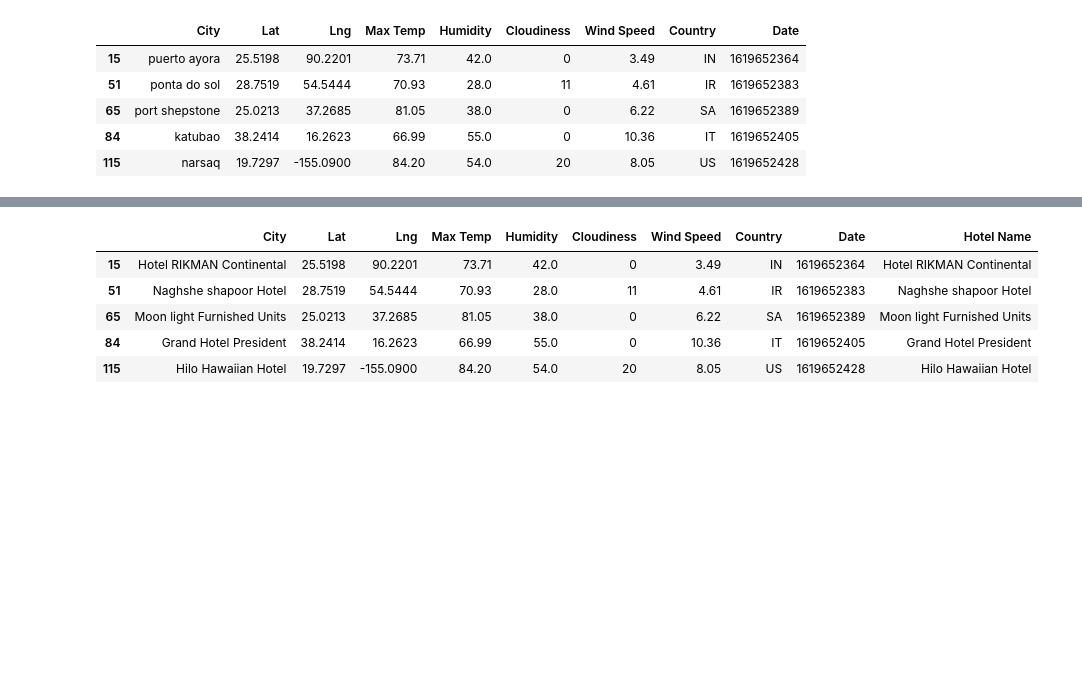
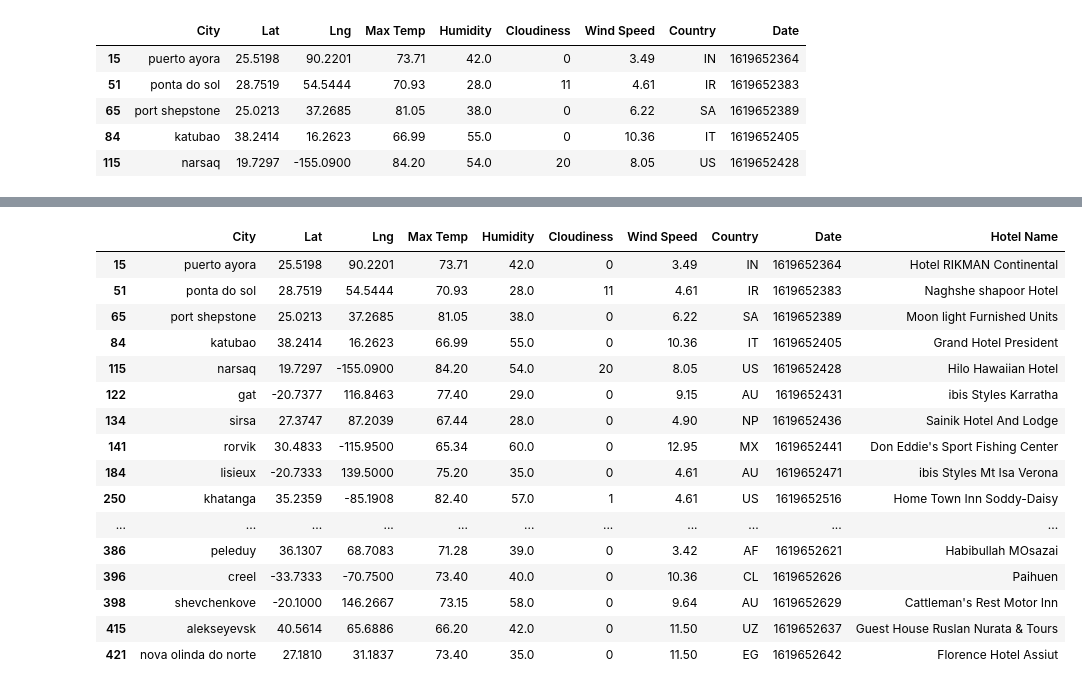
Before and after one commit to mgeffroy/Python_api_challenge, a Jupyter notebook: WeatherPy/Vacation/VacationPy.ipynb, the cells around one changed output, grey strips where cells are left out. Cells and saved outputs as stored; diff of their text form; code cells hidden in the pictures; blank space fills up the shorter version.

```diff
--- a/WeatherPy/Vacation/VacationPy.ipynb
+++ b/WeatherPy/Vacation/VacationPy.ipynb
@@ -148,7 +157,8 @@ for index, row in hotel_df.iterrows():
     # get lat, lng from df
     lat = row["Lat"]
     lng = row["Lng"]
-    place = row['City']
+
+
 
     # change location each iteration while leaving original params in place
     params["location"] = f"{lat},{lng}"
@@ -162,7 +172,9 @@ for index, row in hotel_df.iterrows():
 
     # Since some data may be missing we incorporate a try-except to skip any that are missing a data point.
     try:
-        hotel_df.loc[index, "City"] = hotel_name["results"][0]["name"]
+        hotel_df.loc[index, "Hotel Name"] = hotel_name["results"][0]["name"]
+        print(f'In {hotel_name["City"]}, you can find the{hotel_name["results"][0]["name"]}')
+        #hotel_df.loc[index, "Hotel Name"] = name_address["results"][0]["name"]
 
     except (KeyError, IndexError):
         print("Skipping.")
@@ -177,12 +204,23 @@ Searching for hotels near cities:
 # %%
-hotel_df.head()
+hotel_df.head(20)
 # %% [output]
 |  | City | Lat | Lng | Max Temp | Humidity | Cloudiness | Wind Speed | Country | Date | Hotel Name |
-| 15 | Hotel RIKMAN Continental | 25.5198 | 90.2201 | 73.71 | 42.0 | 0 | 3.49 | IN | 1619652364 | Hotel RIKMAN Continental |
-| 51 | Naghshe shapoor Hotel | 28.7519 | 54.5444 | 70.93 | 28.0 | 11 | 4.61 | IR | 1619652383 | Naghshe shapoor Hotel |
-| 65 | Moon light Furnished Units | 25.0213 | 37.2685 | 81.05 | 38.0 | 0 | 6.22 | SA | 1619652389 | Moon light Furnished Units |
-| 84 | Grand Hotel President | 38.2414 | 16.2623 | 66.99 | 55.0 | 0 | 10.36 | IT | 1619652405 | Grand Hotel President |
-| 115 | Hilo Hawaiian Hotel | 19.7297 | -155.0900 | 84.20 | 54.0 | 20 | 8.05 | US | 1619652428 | Hilo Hawaiian Hotel |
+| 15 | puerto ayora | 25.5198 | 90.2201 | 73.71 | 42.0 | 0 | 3.49 | IN | 1619652364 | Hotel RIKMAN Continental |
+| 51 | ponta do sol | 28.7519 | 54.5444 | 70.93 | 28.0 | 11 | 4.61 | IR | 1619652383 | Naghshe shapoor Hotel |
+| 65 | port shepstone | 25.0213 | 37.2685 | 81.05 | 38.0 | 0 | 6.22 | SA | 1619652389 | Moon light Furnished Units |
+| 84 | katubao | 38.2414 | 16.2623 | 66.99 | 55.0 | 0 | 10.36 | IT | 1619652405 | Grand Hotel President |
+| 115 | narsaq | 19.7297 | -155.0900 | 84.20 | 54.0 | 20 | 8.05 | US | 1619652428 | Hilo Hawaiian Hotel |
+| 122 | gat | -20.7377 | 116.8463 | 77.40 | 29.0 | 0 | 9.15 | AU | 1619652431 | ibis Styles Karratha |
+| 134 | sirsa | 27.3747 | 87.2039 | 67.44 | 28.0 | 0 | 4.90 | NP | 1619652436 | Sainik Hotel And Lodge |
+| 141 | rorvik | 30.4833 | -115.9500 | 65.34 | 60.0 | 0 | 12.95 | MX | 1619652441 | Don Eddie's Sport Fishing Center |
+| 184 | lisieux | -20.7333 | 139.5000 | 75.20 | 35.0 | 0 | 4.61 | AU | 1619652471 | ibis Styles Mt Isa Verona |
+| 250 | khatanga | 35.2359 | -85.1908 | 82.40 | 57.0 | 1 | 4.61 | US | 1619652516 | Home Town Inn Soddy-Daisy |
+| ... | ... | ... | ... | ... | ... | ... | ... | ... | ... | ... |
+| 386 | peleduy | 36.1307 | 68.7083 | 71.28 | 39.0 | 0 | 3.42 | AF | 1619652621 | Habibullah MOsazai |
+| 396 | creel | -33.7333 | -70.7500 | 73.40 | 40.0 | 0 | 10.36 | CL | 1619652626 | Paihuen |
+| 398 | shevchenkove | -20.1000 | 146.2667 | 73.15 | 58.0 | 0 | 9.64 | AU | 1619652629 | Cattleman's Rest Motor Inn |
+| 415 | alekseyevsk | 40.5614 | 65.6886 | 66.20 | 42.0 | 0 | 11.50 | UZ | 1619652637 | Guest House Ruslan Nurata & Tours |
+| 421 | nova olinda do norte | 27.1810 | 31.1837 | 73.40 | 35.0 | 0 | 11.50 | EG | 1619652642 | Florence Hotel Assiut |
 # %%
 # NOTE: Do not change any of the code in this cell
 
```
Also changed, not shown: parts of 4 cells of this notebook, 1 other file.
